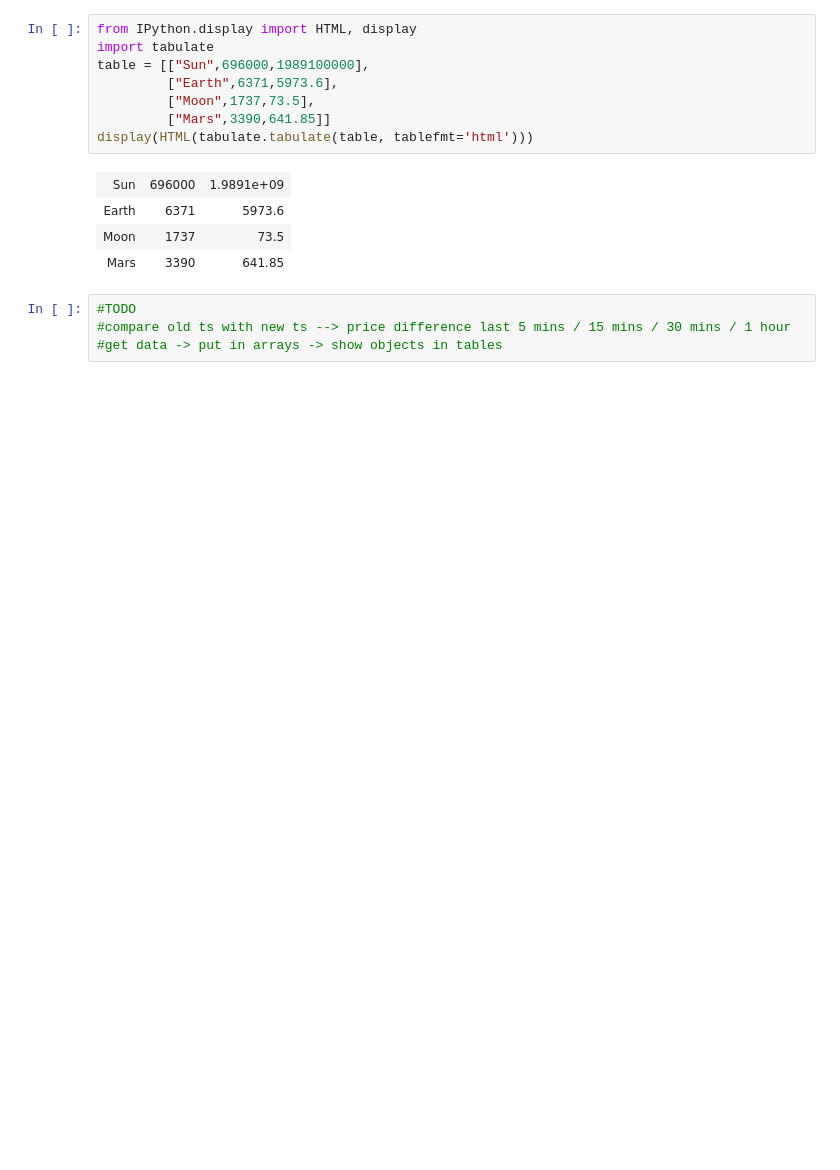
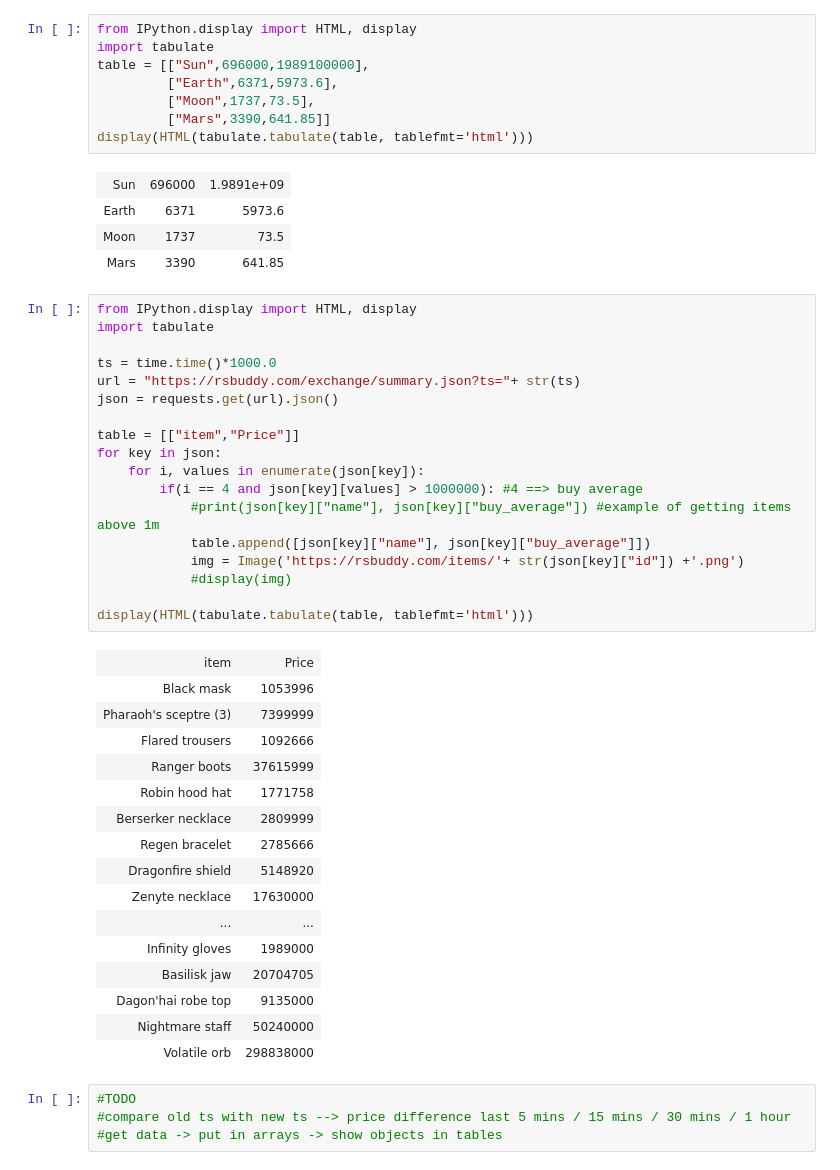
Before and after one commit to stijndirickx/osrs-prices, a Jupyter notebook: notebook/osrs-prices.ipynb, the cells around one changed output. Drawn from its saved outputs; the diff is of its cells as text; blank space fills up the shorter version.

```diff
--- a/notebook/osrs-prices.ipynb
+++ b/notebook/osrs-prices.ipynb
@@ -84,6 +88,41 @@ display(HTML(tabulate.tabulate(table, tablefmt='html')))
 | Earth | 6371 | 5973.6 |
 | Moon | 1737 | 73.5 |
 | Mars | 3390 | 641.85 |
+# %%
+from IPython.display import HTML, display
+import tabulate
+
+ts = time.time()*1000.0
+url = "https://rsbuddy.com/exchange/summary.json?ts="+ str(ts)
+json = requests.get(url).json()
+
+table = [["item","Price"]]
+for key in json:
+    for i, values in enumerate(json[key]):
+        if(i == 4 and json[key][values] > 1000000): #4 ==> buy average
+            #print(json[key]["name"], json[key]["buy_average"]) #example of getting items above 1m
+            table.append([json[key]["name"], json[key]["buy_average"]])
+            img = Image('https://rsbuddy.com/items/'+ str(json[key]["id"]) +'.png')
+            #display(img)
+
+display(HTML(tabulate.tabulate(table, tablefmt='html')))
+# %% [output]
+| item | Price |
+| Black mask | 1053996 |
+| Pharaoh's sceptre (3) | 7399999 |
+| Flared trousers | 1092666 |
+| Ranger boots | 37615999 |
+| Robin hood hat | 1771758 |
+| Berserker necklace | 2809999 |
+| Regen bracelet | 2785666 |
+| Dragonfire shield | 5148920 |
+| Zenyte necklace | 17630000 |
+| ... | ... |
+| Infinity gloves | 1989000 |
+| Basilisk jaw | 20704705 |
+| Dagon'hai robe top | 9135000 |
+| Nightmare staff | 50240000 |
+| Volatile orb | 298838000 |
 # %%
 #TODO
 #compare old ts with new ts --> price difference last 5 mins / 15 mins / 30 mins / 1 hour
```
Also changed, not shown: parts of 2 cells of this notebook, 1 other file.
